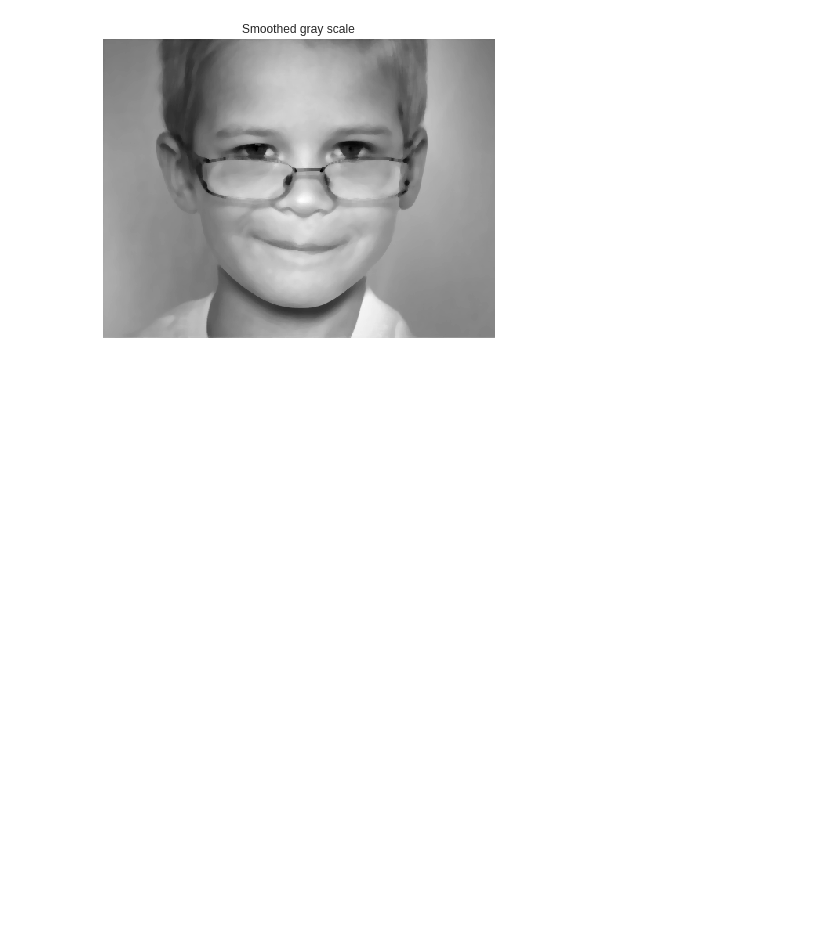
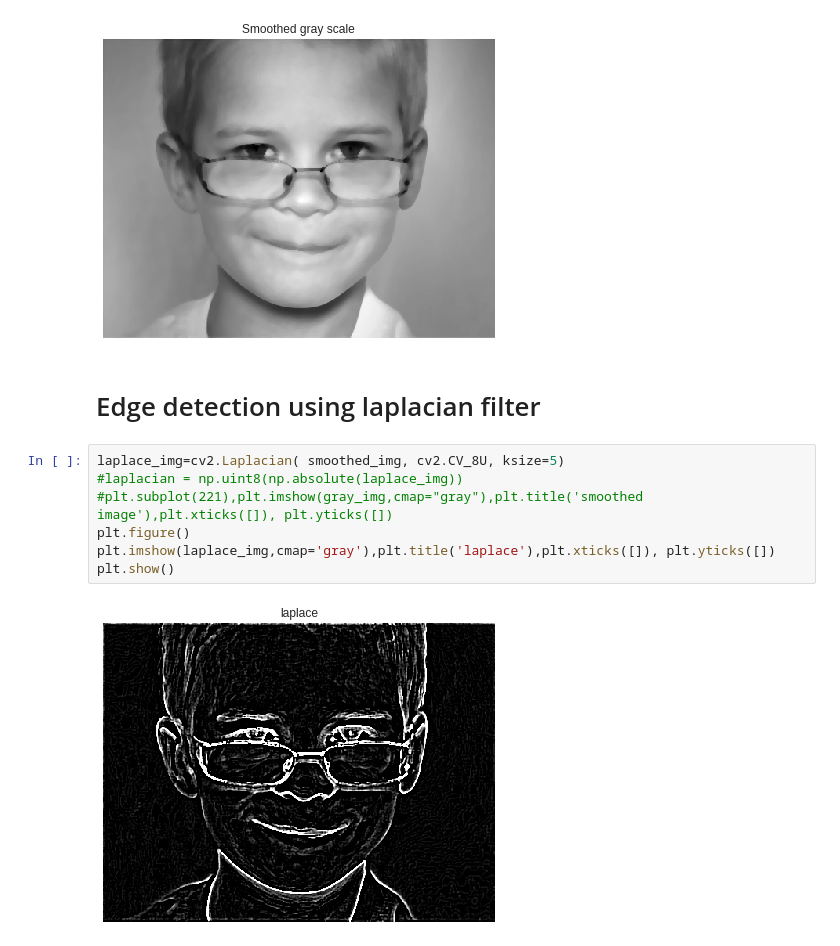
Before and after one commit to yomnabarakate21/Computer-vision-Course-assignments, a Jupyter notebook: assignm_1.ipynb, the cells around one changed output. Cells and saved outputs as stored; diff of their text form; blank space fills up the shorter version.

Commit message:
Edge detection

```diff
--- a/assignm_1.ipynb
+++ b/assignm_1.ipynb
@@ -61,3 +61,14 @@ plt.imshow(smoothed_img,cmap="gray"),plt.title('Smoothed gray scale'),plt.xticks
 plt.show()
 # %% [output]
 [figure]
+# %% [markdown]
+# Edge detection using laplacian filter
+# %%
+laplace_img=cv2.Laplacian( smoothed_img, cv2.CV_8U, ksize=5)
+#laplacian = np.uint8(np.absolute(laplace_img))
+#plt.subplot(221),plt.imshow(gray_img,cmap="gray"),plt.title('smoothed image'),plt.xticks([]), plt.yticks([])
+plt.figure()
+plt.imshow(laplace_img,cmap='gray'),plt.title('laplace'),plt.xticks([]), plt.yticks([])
+plt.show()
+# %% [output]
+[figure, added]
```
